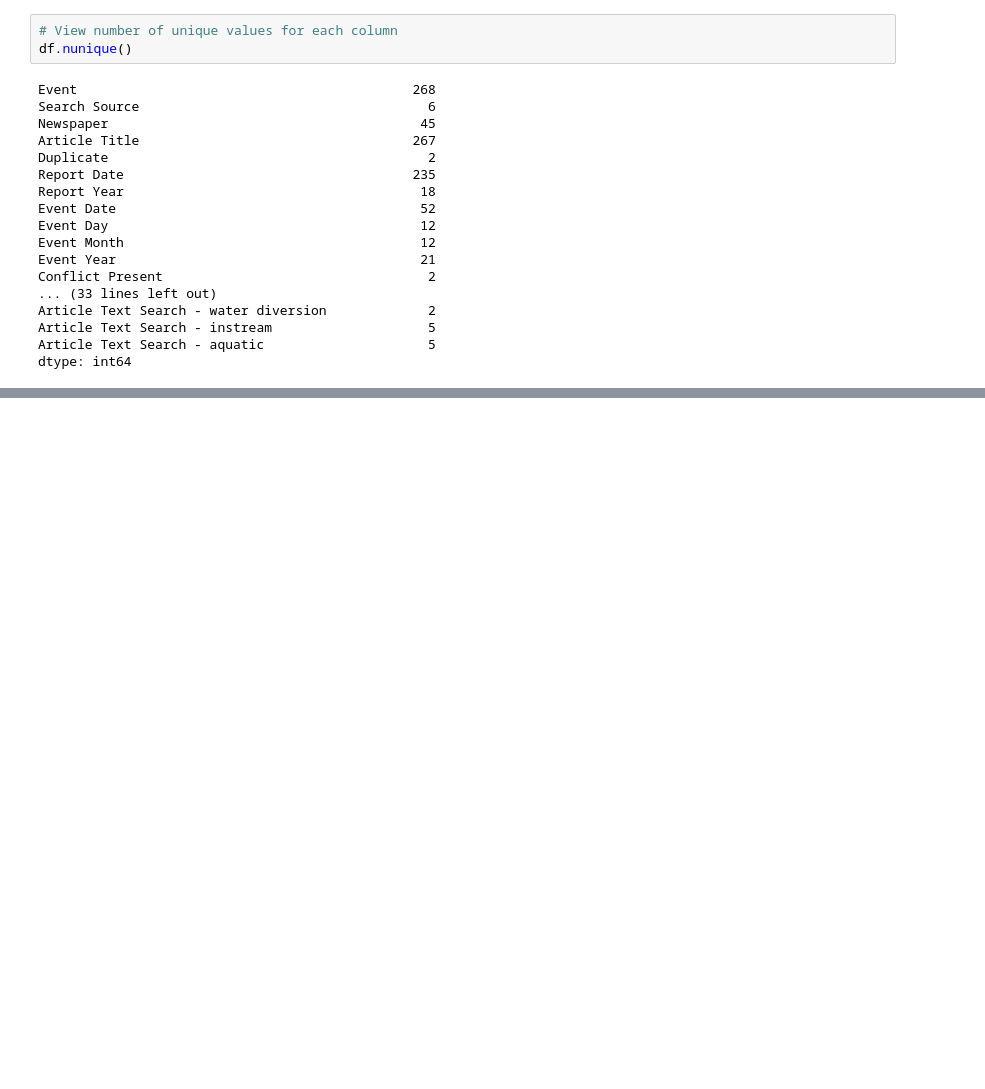
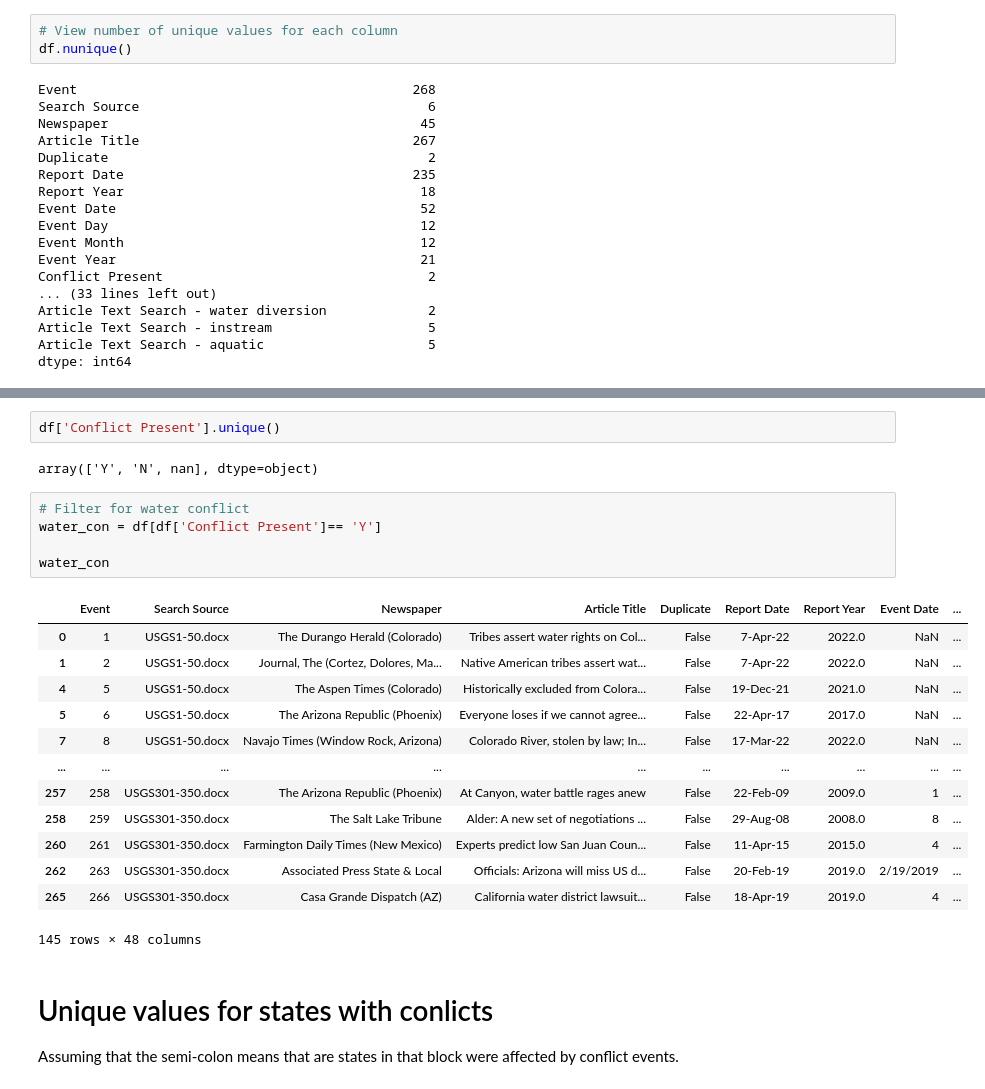
Before and after one commit to sofiiir/eds220-2025-sections, a Jupyter notebook: section2-colorado-river-conflicts.ipynb, the cells around one changed output, grey strips where cells are left out. Cells and saved outputs as stored; diff of their text form; blank space fills up the shorter version.

Commit message:
Water conflicts in the Colorado River Basin

```diff
--- a/section2-colorado-river-conflicts.ipynb
+++ b/section2-colorado-river-conflicts.ipynb
@@ -90,0 +144,27 @@ dtype: int64
+# %%
+df['Conflict Present'].unique()
+# %% [output]
+array(['Y', 'N', nan], dtype=object)
+# %%
+# Filter for water conflict
+water_con = df[df['Conflict Present']== 'Y']
+
+water_con
+# %% [output]
+|  | Event | Search Source | Newspaper | Article Title | Duplicate | Report Date | Report Year | Event Date | ... |
+| 0 | 1 | USGS1-50.docx | The Durango Herald (Colorado) | Tribes assert water rights on Col... | False | 7-Apr-22 | 2022.0 | NaN | ... |
+| 1 | 2 | USGS1-50.docx | Journal, The (Cortez, Dolores, Ma... | Native American tribes assert wat... | False | 7-Apr-22 | 2022.0 | NaN | ... |
+| 4 | 5 | USGS1-50.docx | The Aspen Times (Colorado) | Historically excluded from Colora... | False | 19-Dec-21 | 2021.0 | NaN | ... |
+| 5 | 6 | USGS1-50.docx | The Arizona Republic (Phoenix) | Everyone loses if we cannot agree... | False | 22-Apr-17 | 2017.0 | NaN | ... |
+| 7 | 8 | USGS1-50.docx | Navajo Times (Window Rock, Arizona) | Colorado River, stolen by law; In... | False | 17-Mar-22 | 2022.0 | NaN | ... |
+| ... | ... | ... | ... | ... | ... | ... | ... | ... | ... |
+| 257 | 258 | USGS301-350.docx | The Arizona Republic (Phoenix) | At Canyon, water battle rages anew | False | 22-Feb-09 | 2009.0 | 1 | ... |
+| 258 | 259 | USGS301-350.docx | The Salt Lake Tribune | Alder: A new set of negotiations ... | False | 29-Aug-08 | 2008.0 | 8 | ... |
+| 260 | 261 | USGS301-350.docx | Farmington Daily Times (New Mexico) | Experts predict low San Juan Coun... | False | 11-Apr-15 | 2015.0 | 4 | ... |
+| 262 | 263 | USGS301-350.docx | Associated Press State & Local | Officials: Arizona will miss US d... | False | 20-Feb-19 | 2019.0 | 2/19/2019 | ... |
+| 265 | 266 | USGS301-350.docx | Casa Grande Dispatch (AZ) | California water district lawsuit... | False | 18-Apr-19 | 2019.0 | 4 | ... |
+145 rows × 48 columns
+# %% [markdown]
+# Unique values for states with conlicts
+
+Assuming that the semi-colon means that are states in that block were affected by conflict events.
```
Also changed, not shown: parts of 12 cells of this notebook.
